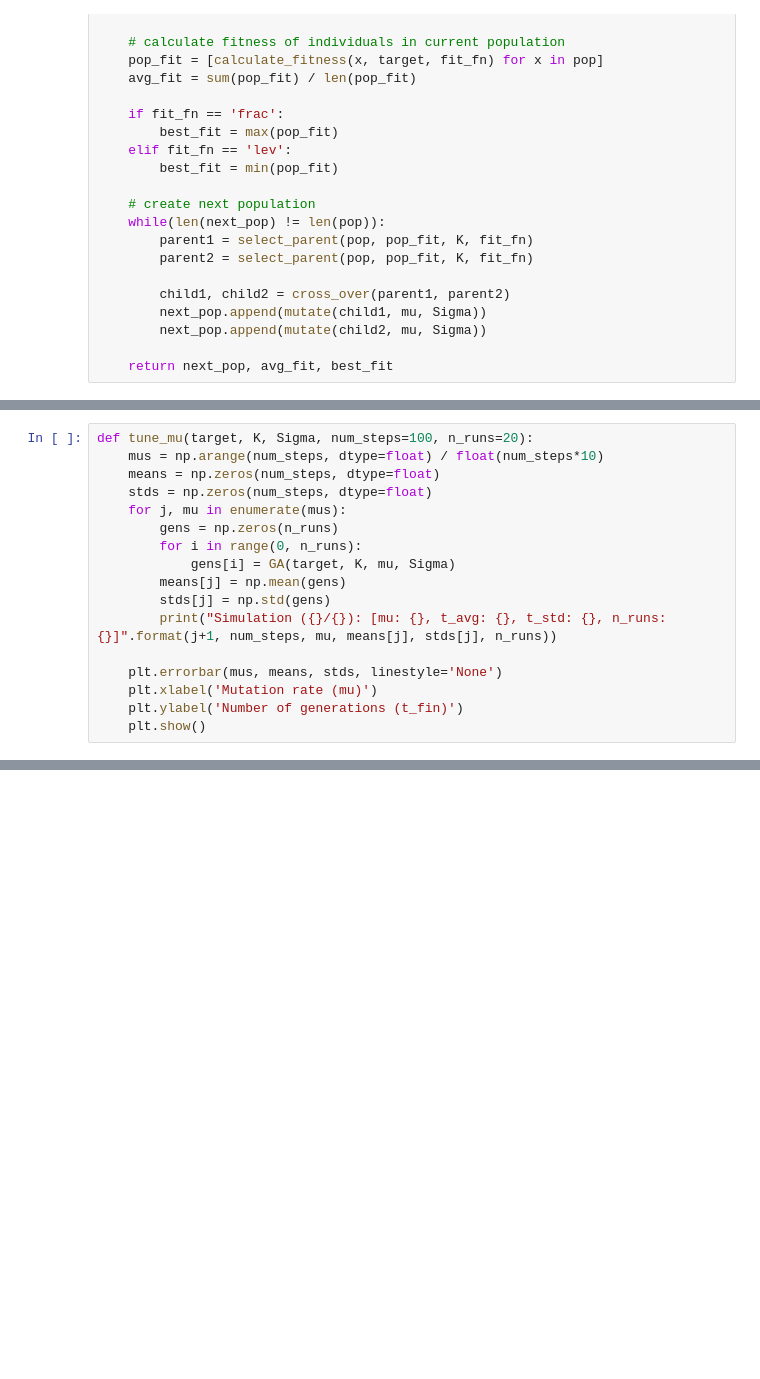
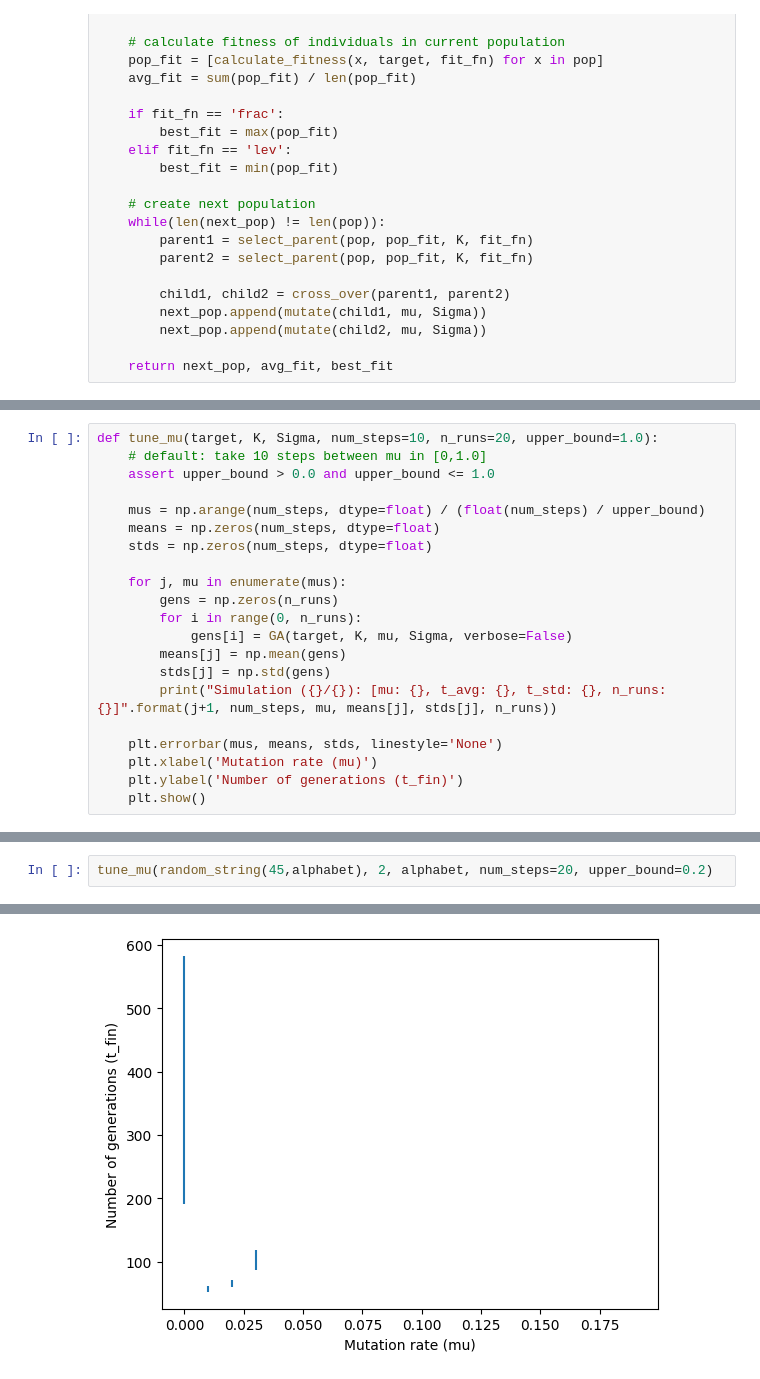
Before and after one commit to PolinaFrost/evolutionary-computing, a Jupyter notebook: Exercise4.ipynb, the cells around one changed output, grey strips where cells are left out. Saved outputs shown, nothing was run; the diff lists cells and outputs as text; blank space fills up the shorter version.

```diff
--- a/Exercise4.ipynb
+++ b/Exercise4.ipynb
@@ -132,14 +138,18 @@ def create_hist(target, K, mu, Sigma, n_runs=20):
     plt.title('Distribution of t_fin, K = {}, mu = {}'.format(K, mu))
     plt.show()
 # %%
-def tune_mu(target, K, Sigma, num_steps=100, n_runs=20):
-    mus = np.arange(num_steps, dtype=float) / float(num_steps*10)
+def tune_mu(target, K, Sigma, num_steps=10, n_runs=20, upper_bound=1.0):
+    # default: take 10 steps between mu in [0,1.0]
+    assert upper_bound > 0.0 and upper_bound <= 1.0
+
+    mus = np.arange(num_steps, dtype=float) / (float(num_steps) / upper_bound)
     means = np.zeros(num_steps, dtype=float)
     stds = np.zeros(num_steps, dtype=float)
+
     for j, mu in enumerate(mus):
         gens = np.zeros(n_runs)
         for i in range(0, n_runs):
-            gens[i] = GA(target, K, mu, Sigma)
+            gens[i] = GA(target, K, mu, Sigma, verbose=False)
         means[j] = np.mean(gens)
         stds[j] = np.std(gens)
         print("Simulation ({}/{}): [mu: {}, t_avg: {}, t_std: {}, n_runs: {}]".format(j+1, num_steps, mu, means[j], stds[j], n_runs))
@@ -177,0 +190,3 @@ KeyboardInterrupt:
+# %%
+tune_mu(random_string(45,alphabet), 2, alphabet, num_steps=20, upper_bound=0.2)
+# %% [output]
@@ -177,0 +213 @@ KeyboardInterrupt:
+[figure, added]
```
Also changed, not shown: parts of 16 cells of this notebook.
